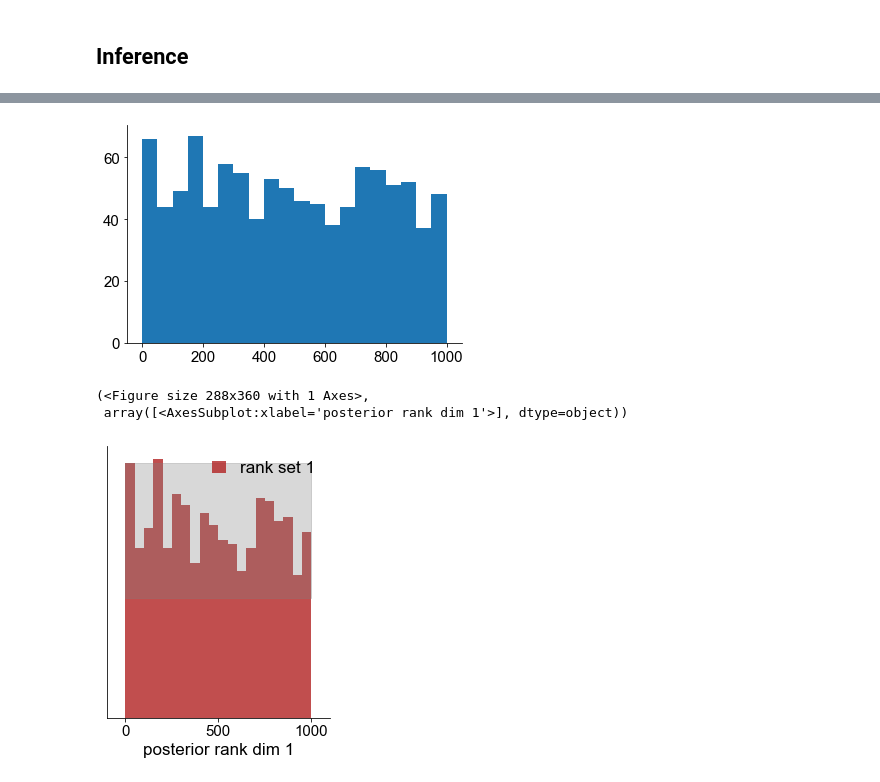
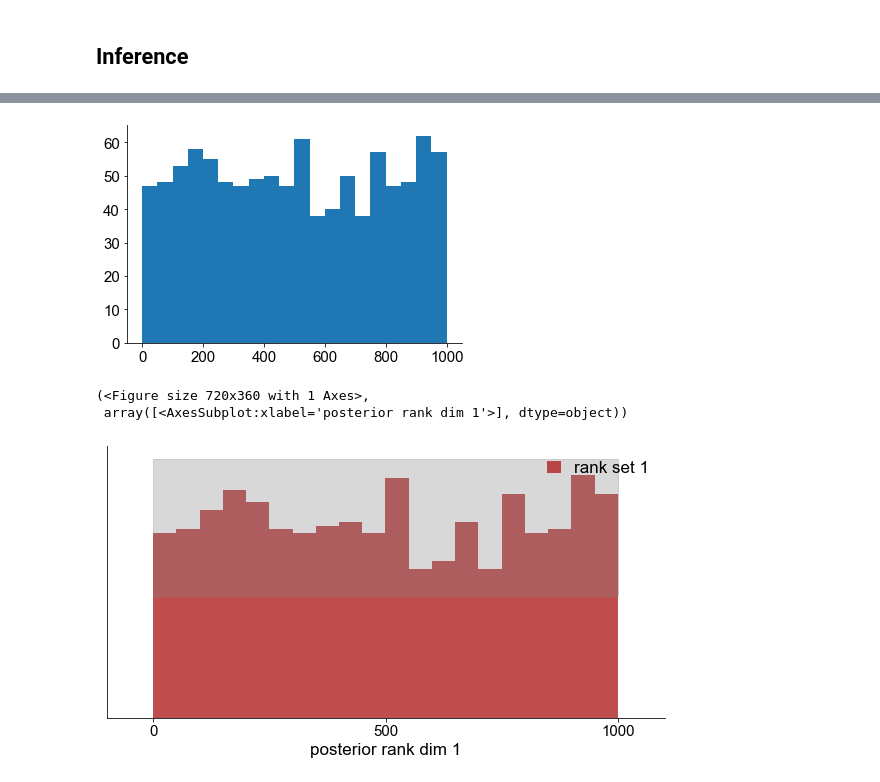
Before and after one commit to mackelab/sbi-for-connectomics, a Jupyter notebook: figures/Two-param-DSO-rule.ipynb, the cells around one changed output, grey strips where cells are left out. Cells and saved outputs as stored; diff of their text form; code cells hidden in the pictures.

```diff
--- a/figures/Two-param-DSO-rule.ipynb
+++ b/figures/Two-param-DSO-rule.ipynb
@@ -28,7 +28,8 @@ plt.style.use('plotting_settings.mplstyle')
 # The prior will be Gaussian for most rules.
 num_dim = 3
 prior_scale = 3
-prior = BoxUniform(torch.zeros(num_dim), prior_scale * torch.ones(num_dim))
+# prior = MultivariateNormal(torch.ones(num_dim), 0.5 * torch.eye(num_dim))
+prior = BoxUniform(0.8 * torch.ones(num_dim), 1.2 * torch.ones(num_dim))
 xo = np.array([[0.4300, 0.4300, 0.4200, 0.6400, 0.1700, 0.4400, 0.0900]])
 # %% [markdown]
 ## Poisson GLM
@@ -67,12 +68,12 @@ constraint 5, num rows (with overlap) 587659
 constraint 6, num rows (with overlap) 1096435
 # %%
 num_simulations = 1000
-num_dim = 2
-prior_scale = 3
-scaling = 0.6
-prior = BoxUniform((1-scaling) * torch.ones(num_dim), (1+scaling) * torch.ones(num_dim))
+num_dim = 3
+scaling = 0.05
+prior = BoxUniform(0.7 * torch.ones(num_dim), 1.6 * torch.ones(num_dim))
+# prior = MultivariateNormal(torch.ones(num_dim), scaling * torch.eye(num_dim))
 
-simulator.rule = default_rule_constrained_two_param
+simulator.rule = default_rule_constrained
 
 def batch_loop_simulator(theta):
         """Return a batch of simulations by looping over a batch of parameters."""
@@ -129,7 +130,7 @@ plt.savefig("prior_predictive.png", dpi=300, bbox_inches='tight')
 # %% [markdown]
 ## Inference
 # %%
-with open("../results/npe_dso_linear_constrained_one_param_uniform_n100000.p", "rb") as fh:
+with open("../results/npe_dso_gaussian005_n1000000.p", "rb") as fh:
     prior, de, *_ = pickle.load(fh).values()
 # %%
 from sbi.inference import SNPE
@@ -158,6 +167,6 @@ np.corrcoef(samples, rowvar=False)
 # %%
 from sbi.analysis import run_sbc, sbc_rank_plot, marginal_plot
 # %%
-with open("../data/presimulated_dso_linear_constrained_one_param_uniform_n100000.p", "rb") as fh:
+with open("../data/presimulated_dso__gaussian005_n1000000.p", "rb") as fh:
     _, thetas, xs = pickle.load(fh).values()
     xs = xs.squeeze()
@@ -202,16 +207,22 @@ ranks, daps = run_sbc(thetas[:num_sbc_samples], xs[:num_sbc_samples,], posterior
 # %%
 plt.hist(ranks.numpy(), bins=20);
 # %% [output]
-[figure, old version]
+[figure, new version]
 # %%
+# fig, ax = plt.subplots(1, 1, figsize=(12, 5))
 sbc_rank_plot(
     ranks=ranks,
     num_posterior_samples=1000,
     plot_type="hist",
     num_bins=20,
-#     figsize=(10, 5),
+    kwargs=dict(
+#         fig=fig,
+#         axes=ax,
+        figsize=(10, 5),
+    )
+
 )
 # %% [output]
-(<Figure size 288x360 with 1 Axes>,
+(<Figure size 720x360 with 1 Axes>,
  array([<AxesSubplot:xlabel='posterior rank dim 1'>], dtype=object))
-[figure, old version]
+[figure, new version]
```
Also changed, not shown: parts of 10 cells of this notebook, 11 other files.
